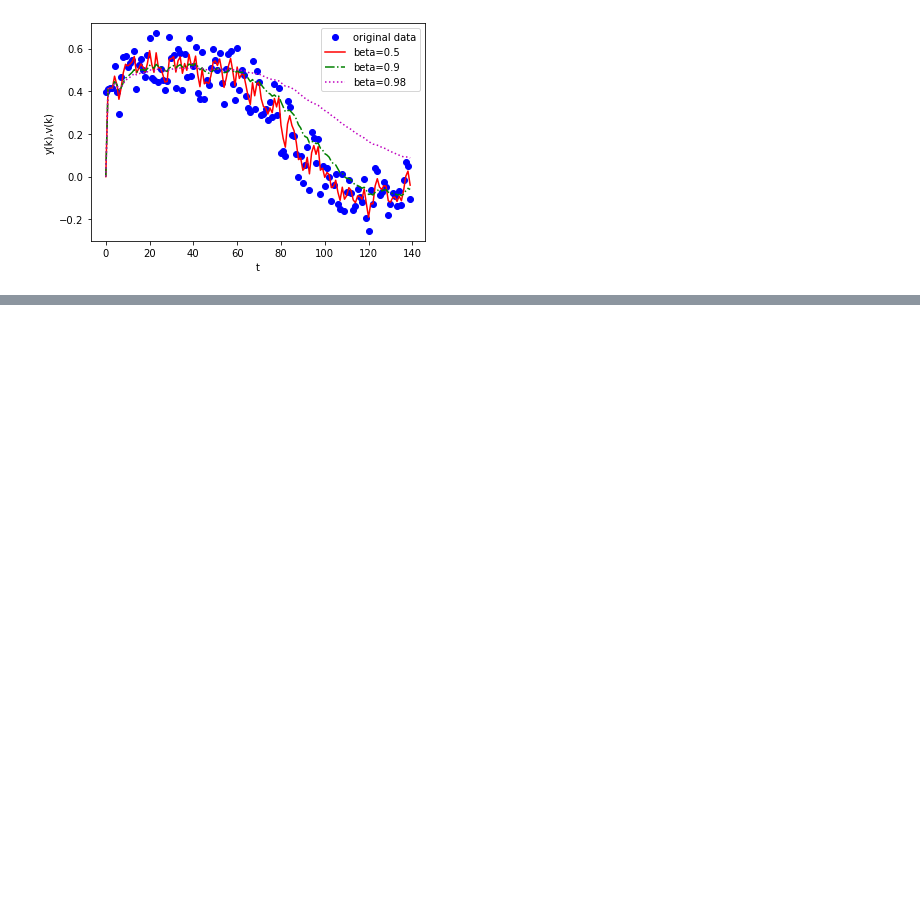
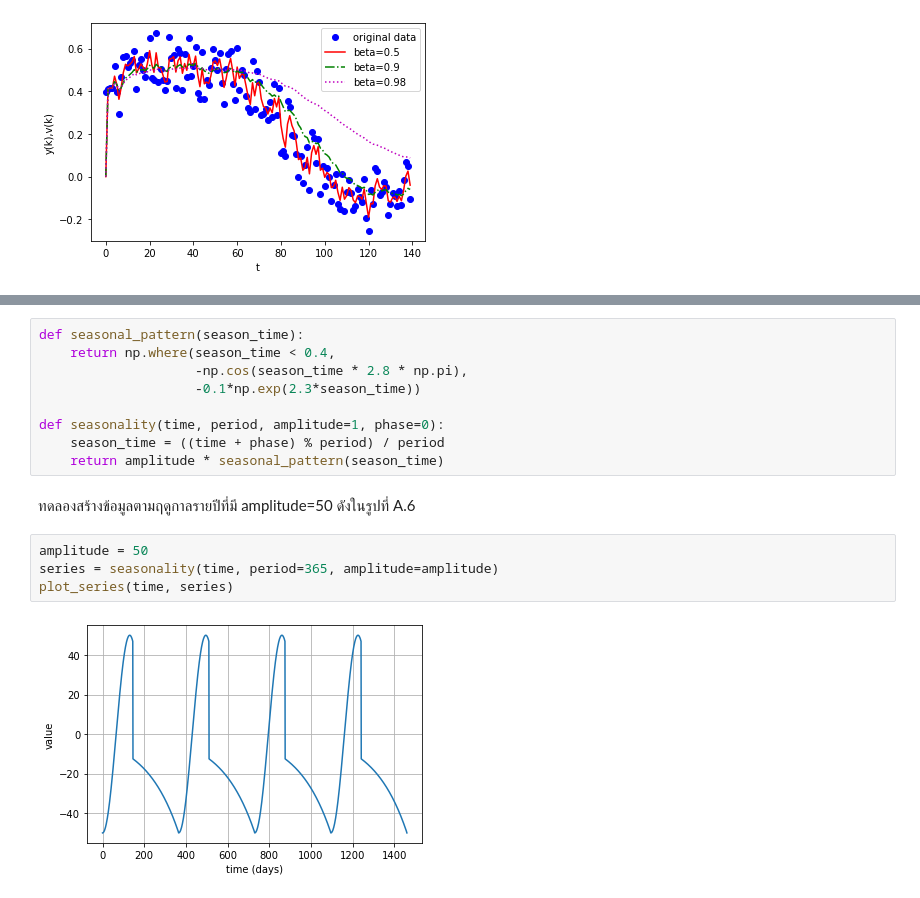
Before and after one commit to dewdotninja/books, a Jupyter notebook: th/anndl/appendixA.ipynb, the cells around one changed output, grey strips where cells are left out. Drawn from its saved outputs; the diff is of its cells as text; blank space fills up the shorter version.

```diff
--- a/th/anndl/appendixA.ipynb
+++ b/th/anndl/appendixA.ipynb
@@ -139,0 +193,17 @@ plt.show()
+# %%
+def seasonal_pattern(season_time):
+    return np.where(season_time < 0.4,
+                    -np.cos(season_time * 2.8 * np.pi),
+                    -0.1*np.exp(2.3*season_time))
+
+def seasonality(time, period, amplitude=1, phase=0):
+    season_time = ((time + phase) % period) / period
+    return amplitude * seasonal_pattern(season_time)
+# %% [markdown]
+ทดลองสร้างข้อมูลตามฤดูกาลรายปีที่มี amplitude=50 ดังในรูปที่ A.6
+# %%
+amplitude = 50
+series = seasonality(time, period=365, amplitude=amplitude)
+plot_series(time, series)
+# %% [output]
+[figure, added]
```
Also changed, not shown: parts of 89 cells of this notebook.
